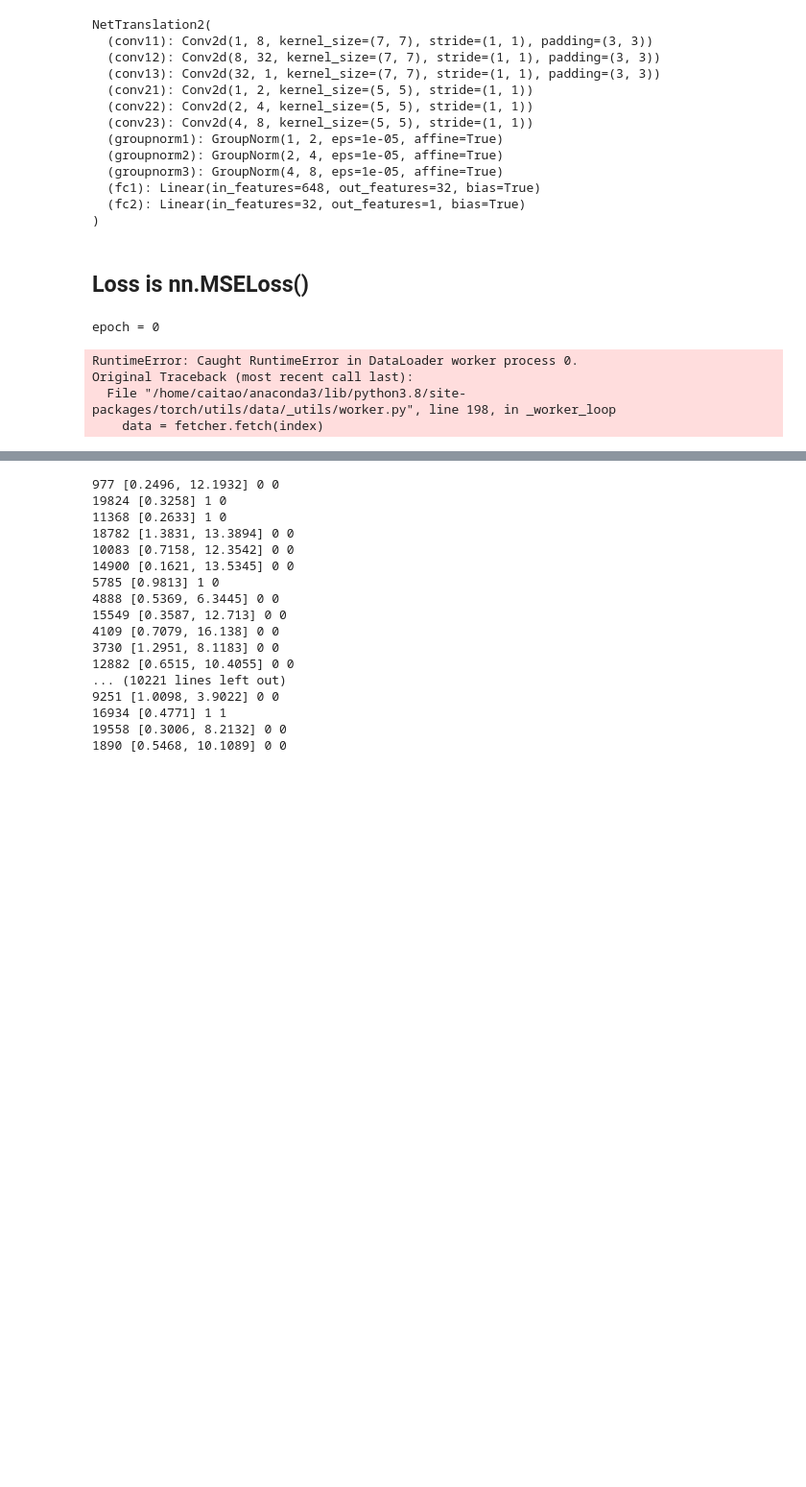
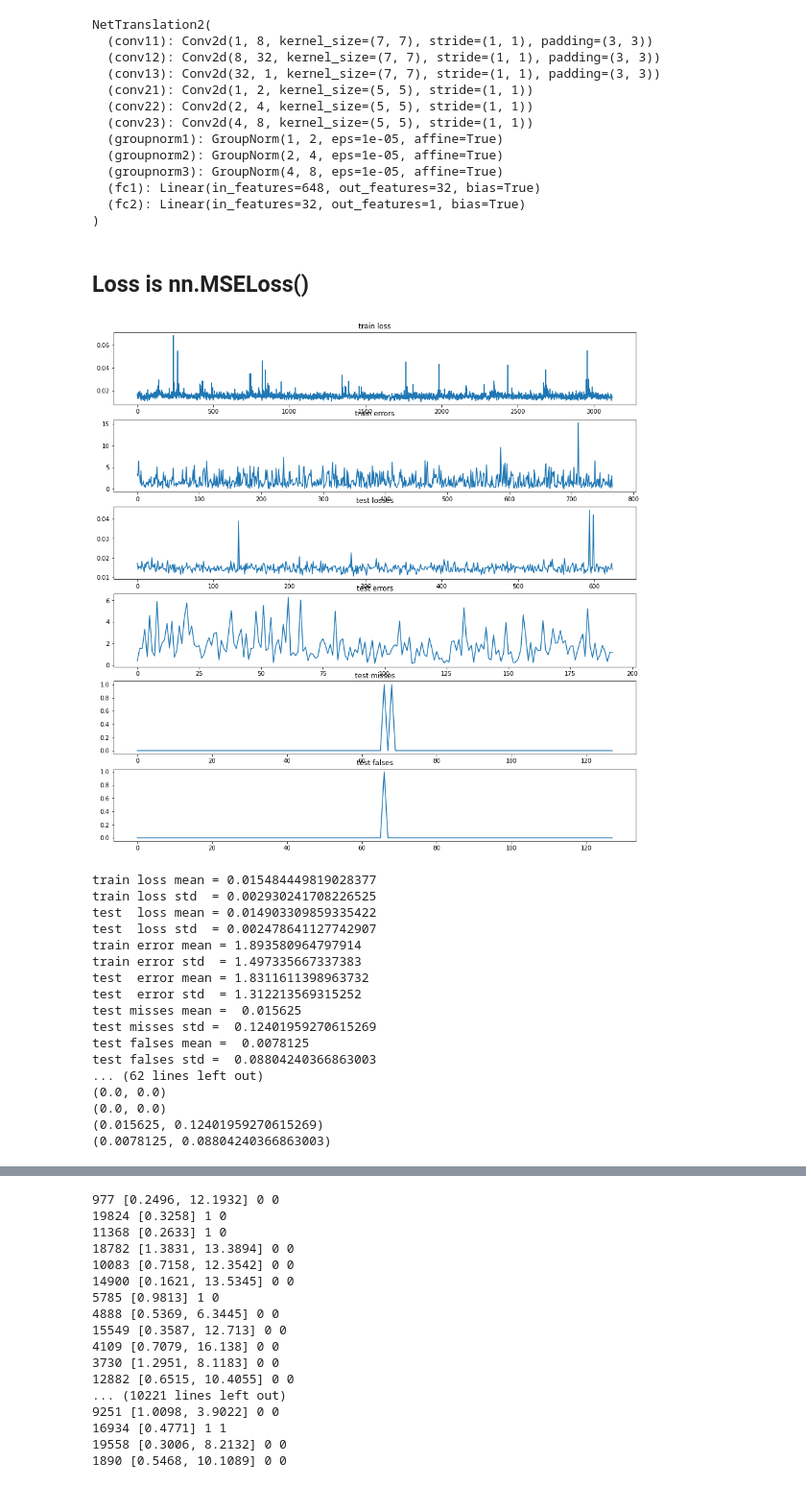
Before and after one commit to caitaozhan/deeplearning-localization, a Jupyter notebook: CNN-translation-multi-min-dist-upbound.ipynb, the cells around one changed output, grey strips where cells are left out. Shown at 96% size. Cells and saved outputs as stored; diff of their text form; code cells hidden in the pictures; blank space fills up the shorter version.

```diff
--- a/CNN-translation-multi-min-dist-upbound.ipynb
+++ b/CNN-translation-multi-min-dist-upbound.ipynb
@@ -24,6 +24,12 @@ import sys
 sys.path.insert(0, '/home/caitao/Project/dl-localization')
 from input_output import Default
 from utility import Utility
+from torch._six import container_abcs, string_classes, int_classes
+import re
+np_str_obj_array_pattern = re.compile(r'[SaUO]')
+default_collate_err_msg_format = (
+    "default_collate: batch must contain tensors, numpy arrays, numbers, "
+    "dicts or lists; found {}")
 # %% [markdown]
 # 1 Common modules
 # %%
@@ -368,7 +448,8 @@ test_misses_epoch,  test_falses_epoch  = [], []
 print_every = 500
 error_every = 200
 zeros = make_zeros(batch=32, length=100)
-alpha = 0    # control regulation
+alpha = 1  # num of TX
+beta  = 0    # control regulation
 
 for epoch in range(num_epochs):
     print(f'epoch = {epoch}')
@@ -383,13 +464,15 @@ for epoch in range(num_epochs):
         X = sample['matrix'].to(device)
         y = sample['target'].to(device)
         y_num   = sample['target_num'].to(device)
+        y_num2  = np.array(sample['target_num'])
         y_float = np.array(sample['target_float'])
+        y_float = my_uncollate(y_num2, y_float)
         indx = sample['index']
         pred_matrix, pred_ntx = model(X)              # the model
         loss_matrix = criterion1(pred_matrix, y)
         loss_num_tx = criterion2(pred_ntx, y_num)
         regulation  = criterion3(pred_matrix, zeros)
-        loss = loss_matrix + loss_num_tx + regulation*alpha
+        loss = loss_matrix + loss_num_tx*alpha + regulation*beta
         optimizer.zero_grad()
         loss.backward()
         optimizer.step()
@@ -407,7 +490,9 @@ for epoch in range(num_epochs):
         X = sample['matrix'].to(device)
         y = sample['target'].to(device)
         y_num   = sample['target_num'].to(device)
+        y_num2  = np.array(sample['target_num'])
         y_float = np.array(sample['target_float'])
+        y_float = my_uncollate(y_num2, y_float)
         indx = sample['index']
         pred_matrix, pred_ntx = model(X)               # the model
         loss_matrix = criterion1(pred_matrix, y)
@@ -415,38 +500,51 @@ for epoch in range(num_epochs):
         loss = loss_matrix + loss_num_tx
         test_losses.append(loss.item())
         pred_matrix = pred_matrix.data.cpu().numpy()
         pred_ntx = pred_ntx.data.cpu().numpy()
         if t % error_every == 0:
             errors, misses, falses = Metrics.localization_error_image_continuous(pred_matrix, pred_ntx, y_float, indx, Default.grid_length)
             test_errors.extend(errors)
             test_misses.extend(misses)
             test_falses.extend(falses)
     print_epoch_stats(train_losses, train_errors, test_losses, test_errors, test_misses, test_falses)
 
 print('train loss')
 for loss in train_losses_epoch:
     print(loss)
 print('train error')
 for error in train_errors_epoch:
     print(error)
 print('test loss')
 for loss in test_losses_epoch:
     print(loss)
 print('test error')
 for error in test_errors_epoch:
     print(error)
 print('test misses')
 for miss in test_misses_epoch:
     print(miss)
 print('test falses')
 for false in test_falses_epoch:
     print(false)
 # %% [output]
+[figure, added]
-epoch = 0
+train loss mean = 0.015484449819028377
+train loss std  = 0.002930241708226525
+test  loss mean = 0.014903309859335422
+test  loss std  = 0.002478641127742907
+train error mean = 1.893580964797914
+train error std  = 1.497335667337383
+test  error mean = 1.8311611398963732
+test  error std  = 1.312213569315252
+test misses mean =  0.015625
+test misses std =  0.12401959270615269
+test falses mean =  0.0078125
+test falses std =  0.08804240366863003
+... (62 lines left out)
+(0.0, 0.0)
+(0.0, 0.0)
+(0.015625, 0.12401959270615269)
+(0.0078125, 0.08804240366863003)
-RuntimeError: Caught RuntimeError in DataLoader worker process 0.
-Original Traceback (most recent call last):
-  File "/home/caitao/anaconda3/lib/python3.8/site-packages/torch/utils/data/_utils/worker.py", line 198, in _worker_loop
-    data = fetcher.fetch(index)
 # %%
 # evaluation for all test samples
 test_errors = []
```
Also changed, not shown: parts of 12 cells of this notebook, 2 other files.
